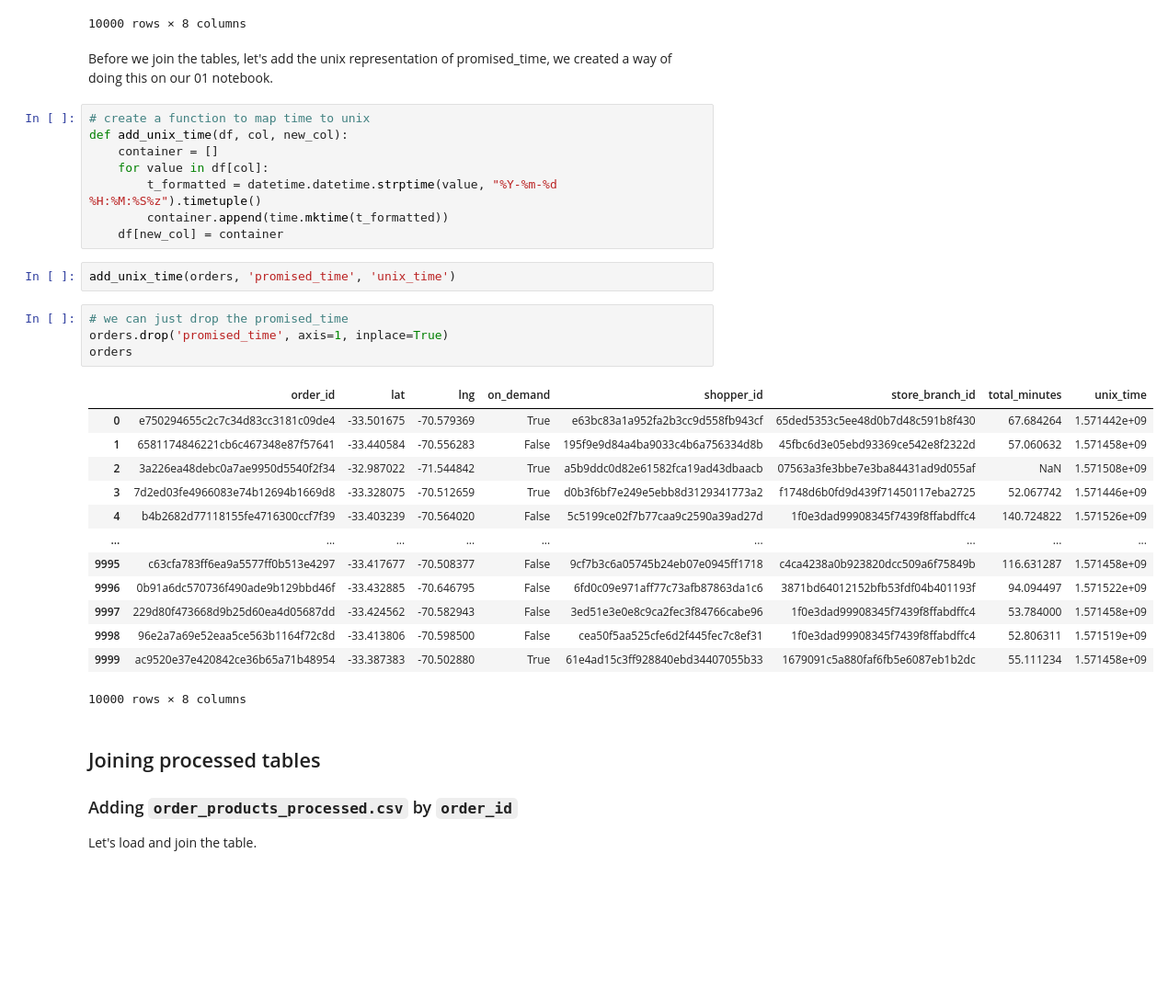
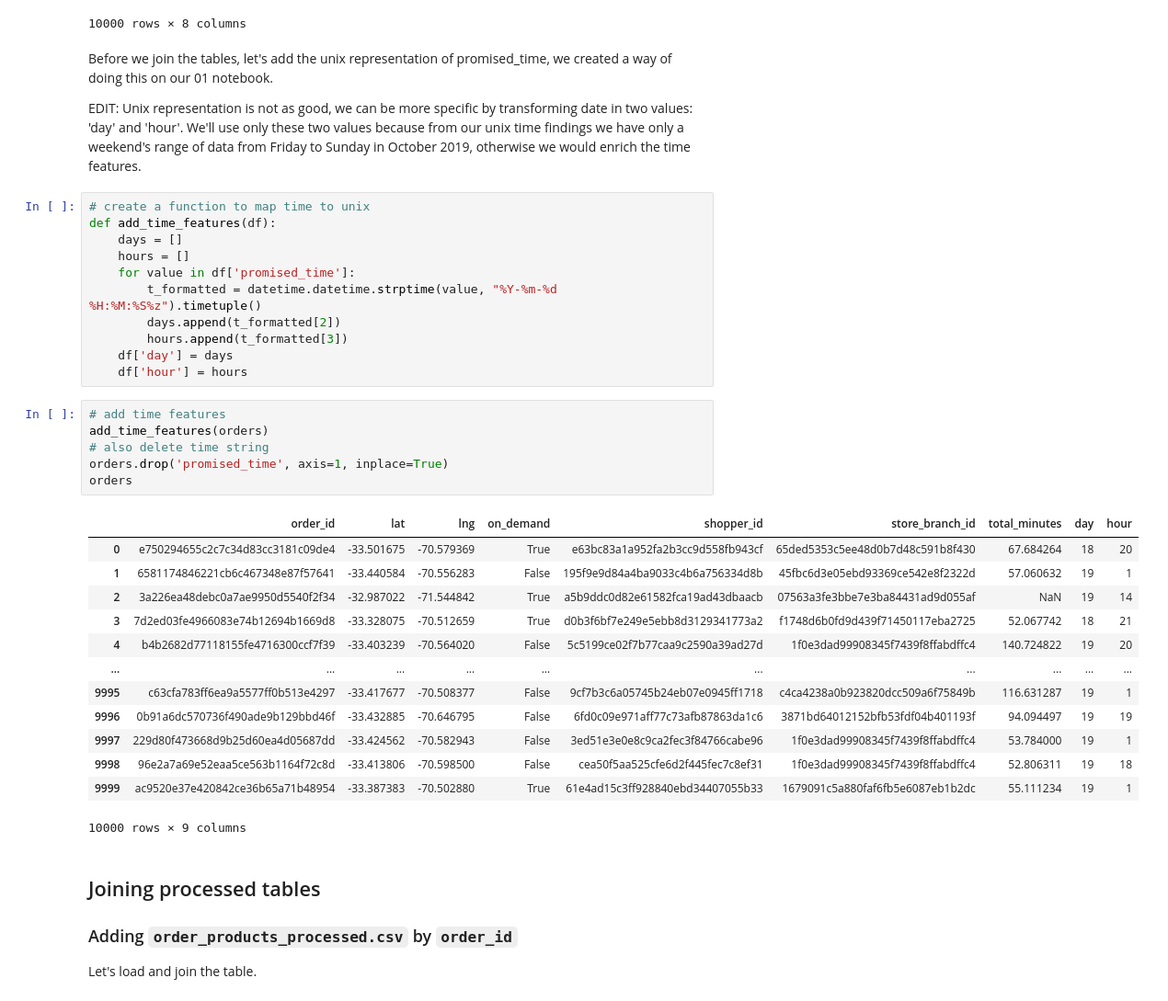
Before and after one commit to harrisonford/cornershop_estimator, a Jupyter notebook: 05_Orders.ipynb, the cells around one changed output. Shown: that part at 92% size. Saved outputs shown, nothing was run; the diff lists cells and outputs as text; blank space fills up the shorter version.

Commit message:
changed how promised_time is processed into day and hours

```diff
--- a/05_Orders.ipynb
+++ b/05_Orders.ipynb
@@ -28,34 +27,43 @@ orders
 # %% [markdown]
 Before we join the tables, let's add the unix representation of promised_time,
 we created a way of doing this on our 01 notebook.
+
+EDIT: Unix representation is not as good, we can be more specific by
+transforming date in two values: 'day' and 'hour'. We'll use only these two
+values because from our unix time findings we have only a weekend's range
+of data from Friday to Sunday in October 2019, otherwise we would
+enrich the time features.
 # %%
 # create a function to map time to unix
-def add_unix_time(df, col, new_col):
-    container = []
-    for value in df[col]:
+def add_time_features(df):
+    days = []
+    hours = []
+    for value in df['promised_time']:
         t_formatted = datetime.datetime.strptime(value, "%Y-%m-%d %H:%M:%S%z").timetuple()
-        container.append(time.mktime(t_formatted))
-    df[new_col] = container
+        days.append(t_formatted[2])
+        hours.append(t_formatted[3])
+    df['day'] = days
+    df['hour'] = hours
-# %%
-add_unix_time(orders, 'promised_time', 'unix_time')
 # %%
-# we can just drop the promised_time
+# add time features
+add_time_features(orders)
+# also delete time string
 orders.drop('promised_time', axis=1, inplace=True)
 orders
 # %% [output]
-|  | order_id | lat | lng | on_demand | shopper_id | store_branch_id | total_minutes | unix_time |
-| 0 | e750294655c2c7c34d83cc3181c09de4 | -33.501675 | -70.579369 | True | e63bc83a1a952fa2b3cc9d558fb943cf | 65ded5353c5ee48d0b7d48c591b8f430 | 67.684264 | 1.571442e+09 |
-| 1 | 6581174846221cb6c467348e87f57641 | -33.440584 | -70.556283 | False | 195f9e9d84a4ba9033c4b6a756334d8b | 45fbc6d3e05ebd93369ce542e8f2322d | 57.060632 | 1.571458e+09 |
-| 2 | 3a226ea48debc0a7ae9950d5540f2f34 | -32.987022 | -71.544842 | True | a5b9ddc0d82e61582fca19ad43dbaacb | 07563a3fe3bbe7e3ba84431ad9d055af | NaN | 1.571508e+09 |
-| 3 | 7d2ed03fe4966083e74b12694b1669d8 | -33.328075 | -70.512659 | True | d0b3f6bf7e249e5ebb8d3129341773a2 | f1748d6b0fd9d439f71450117eba2725 | 52.067742 | 1.571446e+09 |
-| 4 | b4b2682d77118155fe4716300ccf7f39 | -33.403239 | -70.564020 | False | 5c5199ce02f7b77caa9c2590a39ad27d | 1f0e3dad99908345f7439f8ffabdffc4 | 140.724822 | 1.571526e+09 |
-| ... | ... | ... | ... | ... | ... | ... | ... | ... |
-| 9995 | c63cfa783ff6ea9a5577ff0b513e4297 | -33.417677 | -70.508377 | False | 9cf7b3c6a05745b24eb07e0945ff1718 | c4ca4238a0b923820dcc509a6f75849b | 116.631287 | 1.571458e+09 |
-| 9996 | 0b91a6dc570736f490ade9b129bbd46f | -33.432885 | -70.646795 | False | 6fd0c09e971aff77c73afb87863da1c6 | 3871bd64012152bfb53fdf04b401193f | 94.094497 | 1.571522e+09 |
-| 9997 | 229d80f473668d9b25d60ea4d05687dd | -33.424562 | -70.582943 | False | 3ed51e3e0e8c9ca2fec3f84766cabe96 | 1f0e3dad99908345f7439f8ffabdffc4 | 53.784000 | 1.571458e+09 |
-| 9998 | 96e2a7a69e52eaa5ce563b1164f72c8d | -33.413806 | -70.598500 | False | cea50f5aa525cfe6d2f445fec7c8ef31 | 1f0e3dad99908345f7439f8ffabdffc4 | 52.806311 | 1.571519e+09 |
-| 9999 | ac9520e37e420842ce36b65a71b48954 | -33.387383 | -70.502880 | True | 61e4ad15c3ff928840ebd34407055b33 | 1679091c5a880faf6fb5e6087eb1b2dc | 55.111234 | 1.571458e+09 |
+|  | order_id | lat | lng | on_demand | shopper_id | store_branch_id | total_minutes | day | hour |
+| 0 | e750294655c2c7c34d83cc3181c09de4 | -33.501675 | -70.579369 | True | e63bc83a1a952fa2b3cc9d558fb943cf | 65ded5353c5ee48d0b7d48c591b8f430 | 67.684264 | 18 | 20 |
+| 1 | 6581174846221cb6c467348e87f57641 | -33.440584 | -70.556283 | False | 195f9e9d84a4ba9033c4b6a756334d8b | 45fbc6d3e05ebd93369ce542e8f2322d | 57.060632 | 19 | 1 |
+| 2 | 3a226ea48debc0a7ae9950d5540f2f34 | -32.987022 | -71.544842 | True | a5b9ddc0d82e61582fca19ad43dbaacb | 07563a3fe3bbe7e3ba84431ad9d055af | NaN | 19 | 14 |
+| 3 | 7d2ed03fe4966083e74b12694b1669d8 | -33.328075 | -70.512659 | True | d0b3f6bf7e249e5ebb8d3129341773a2 | f1748d6b0fd9d439f71450117eba2725 | 52.067742 | 18 | 21 |
+| 4 | b4b2682d77118155fe4716300ccf7f39 | -33.403239 | -70.564020 | False | 5c5199ce02f7b77caa9c2590a39ad27d | 1f0e3dad99908345f7439f8ffabdffc4 | 140.724822 | 19 | 20 |
+| ... | ... | ... | ... | ... | ... | ... | ... | ... | ... |
+| 9995 | c63cfa783ff6ea9a5577ff0b513e4297 | -33.417677 | -70.508377 | False | 9cf7b3c6a05745b24eb07e0945ff1718 | c4ca4238a0b923820dcc509a6f75849b | 116.631287 | 19 | 1 |
+| 9996 | 0b91a6dc570736f490ade9b129bbd46f | -33.432885 | -70.646795 | False | 6fd0c09e971aff77c73afb87863da1c6 | 3871bd64012152bfb53fdf04b401193f | 94.094497 | 19 | 19 |
+| 9997 | 229d80f473668d9b25d60ea4d05687dd | -33.424562 | -70.582943 | False | 3ed51e3e0e8c9ca2fec3f84766cabe96 | 1f0e3dad99908345f7439f8ffabdffc4 | 53.784000 | 19 | 1 |
+| 9998 | 96e2a7a69e52eaa5ce563b1164f72c8d | -33.413806 | -70.598500 | False | cea50f5aa525cfe6d2f445fec7c8ef31 | 1f0e3dad99908345f7439f8ffabdffc4 | 52.806311 | 19 | 18 |
+| 9999 | ac9520e37e420842ce36b65a71b48954 | -33.387383 | -70.502880 | True | 61e4ad15c3ff928840ebd34407055b33 | 1679091c5a880faf6fb5e6087eb1b2dc | 55.111234 | 19 | 1 |
-10000 rows × 8 columns
+10000 rows × 9 columns
 # %% [markdown]
 ## Joining processed tables
 
```
Also changed, not shown: parts of 6 cells of this notebook, 2 other files.
